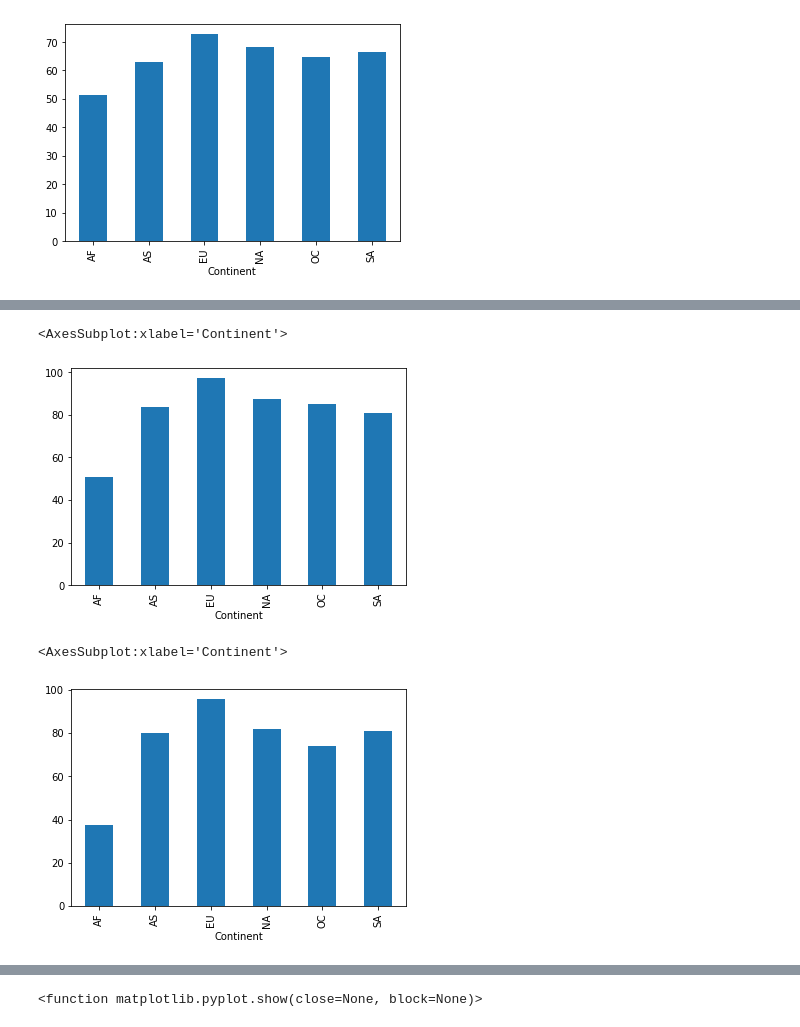
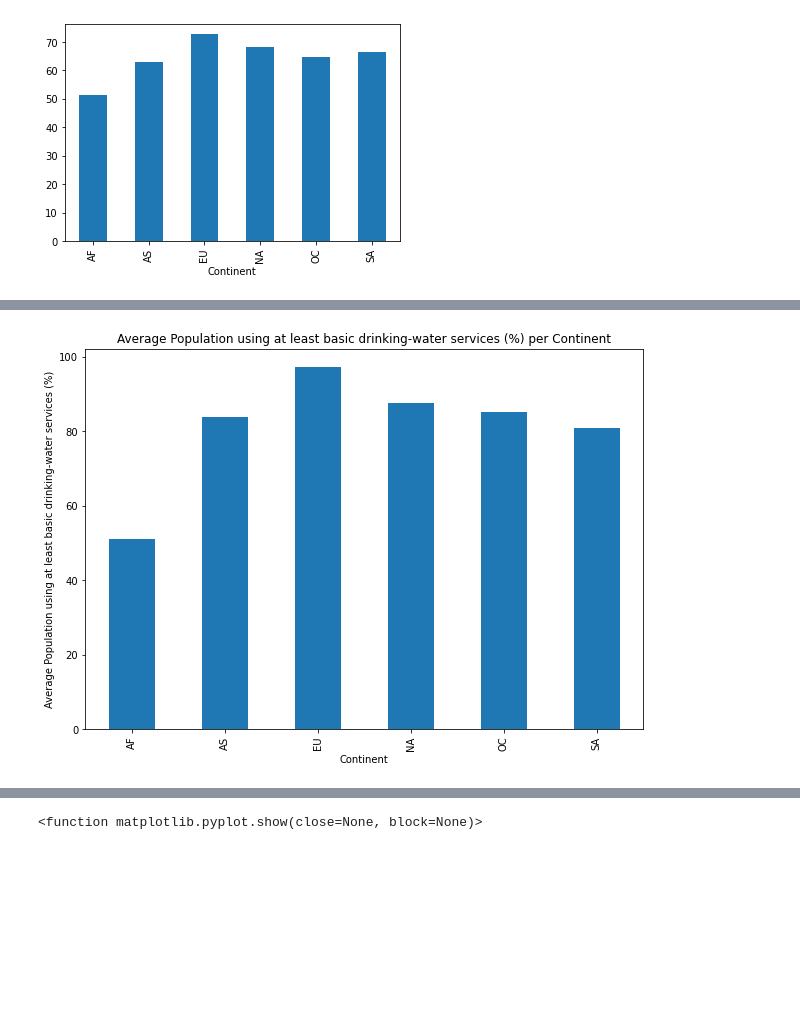
Before and after one commit to saiyidmkazmi/Project1-LifeExpectancy-, a Jupyter notebook: main.ipynb, the cells around one changed output, grey strips where cells are left out. Cells and saved outputs as stored; diff of their text form; code cells hidden in the pictures; blank space fills up the shorter version.

```diff
--- a/main.ipynb
+++ b/main.ipynb
@@ -303,12 +312,8 @@ final_df.groupby(["Continent"])["Pharmicists Per 10,000"].mean().plot(kind = 'ba
 # %%
+plt.figure(figsize = (10, 7))
 final_df.groupby(["Continent"])["Population using at least basic drinking-water services (%)"].mean().plot(kind = 'bar')
+plt.ylabel("Average Population using at least basic drinking-water services (%)")
+plt.title("Average Population using at least basic drinking-water services (%) per Continent")
+plt.show()
 # %% [output]
-<AxesSubplot:xlabel='Continent'>
-[figure, old version]
+[figure, new version]
-# %%
-"Population using at least basic sanitization services (%)"
-final_df.groupby(["Continent"])["Population using at least basic sanitization services (%)"
-].mean().plot(kind = 'bar')
-# %% [output]
-<AxesSubplot:xlabel='Continent'>
-[figure, removed]
```
Also changed, not shown: parts of 13 cells of this notebook, 20 other files.
